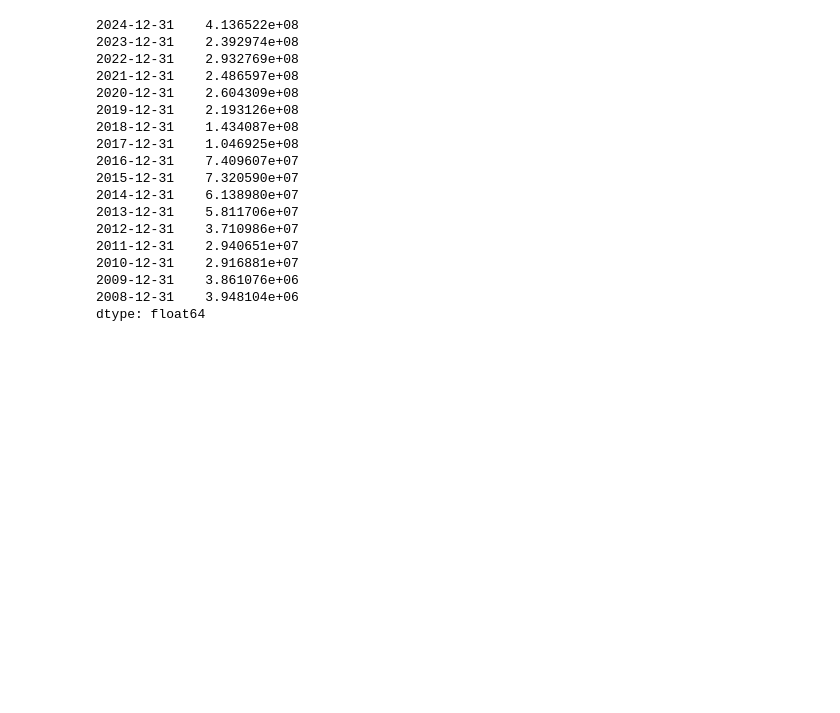
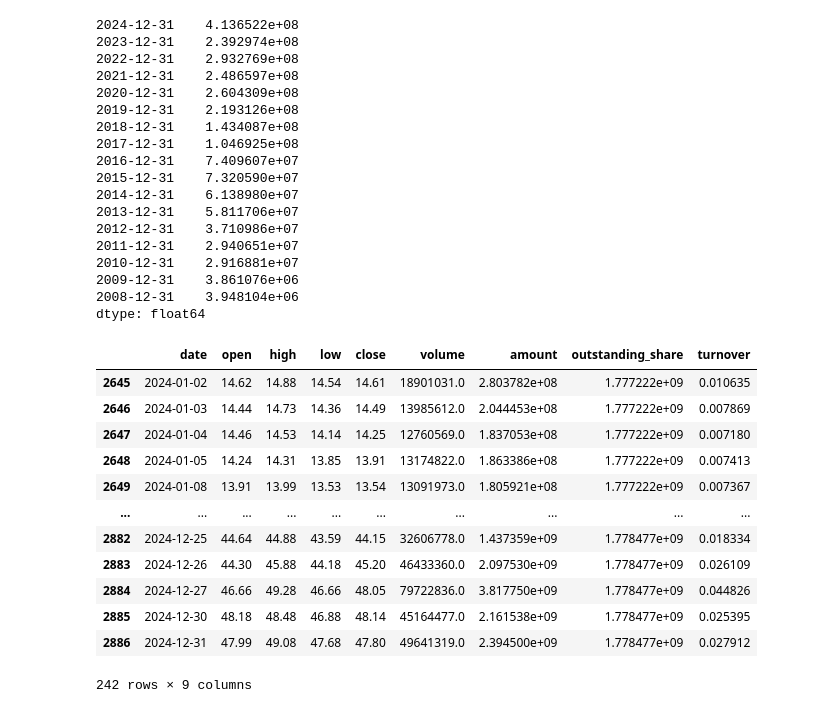
Before and after one commit to xietiany/quant, a Jupyter notebook: Demo.ipynb, the cells around one changed output. Drawn from its saved outputs; the diff is of its cells as text; code cells hidden in the pictures; blank space fills up the shorter version.

```diff
--- a/Demo.ipynb
+++ b/Demo.ipynb
@@ -527,3 +609,30 @@ a.balancest.intangibleAsset
 2009-12-31    3.861076e+06
 2008-12-31    3.948104e+06
 dtype: float64
+# %%
+import pandas as pd
+from datetime import datetime
+import akshare as ak
+raw = ak.stock_zh_a_daily(symbol="sz002625", start_date="20000101", end_date="20501231", adjust="qfq")
+start = '2024-01-01'
+end = '2024-12-31'
+format_string = "%Y-%m-%d"
+start = datetime.strptime(start, format_string).date()
+end = datetime.strptime(end, format_string).date()
+raw["date"] = pd.to_datetime(raw.date)
+select = raw[(raw["date"].dt.date >= start) & (raw["date"].dt.date <= end)]
+select
+# %% [output]
+|  | date | open | high | low | close | volume | amount | outstanding_share | turnover |
+| 2645 | 2024-01-02 | 14.62 | 14.88 | 14.54 | 14.61 | 18901031.0 | 2.803782e+08 | 1.777222e+09 | 0.010635 |
+| 2646 | 2024-01-03 | 14.44 | 14.73 | 14.36 | 14.49 | 13985612.0 | 2.044453e+08 | 1.777222e+09 | 0.007869 |
+| 2647 | 2024-01-04 | 14.46 | 14.53 | 14.14 | 14.25 | 12760569.0 | 1.837053e+08 | 1.777222e+09 | 0.007180 |
+| 2648 | 2024-01-05 | 14.24 | 14.31 | 13.85 | 13.91 | 13174822.0 | 1.863386e+08 | 1.777222e+09 | 0.007413 |
+| 2649 | 2024-01-08 | 13.91 | 13.99 | 13.53 | 13.54 | 13091973.0 | 1.805921e+08 | 1.777222e+09 | 0.007367 |
+| ... | ... | ... | ... | ... | ... | ... | ... | ... | ... |
+| 2882 | 2024-12-25 | 44.64 | 44.88 | 43.59 | 44.15 | 32606778.0 | 1.437359e+09 | 1.778477e+09 | 0.018334 |
+| 2883 | 2024-12-26 | 44.30 | 45.88 | 44.18 | 45.20 | 46433360.0 | 2.097530e+09 | 1.778477e+09 | 0.026109 |
+| 2884 | 2024-12-27 | 46.66 | 49.28 | 46.66 | 48.05 | 79722836.0 | 3.817750e+09 | 1.778477e+09 | 0.044826 |
+| 2885 | 2024-12-30 | 48.18 | 48.48 | 46.88 | 48.14 | 45164477.0 | 2.161538e+09 | 1.778477e+09 | 0.025395 |
+| 2886 | 2024-12-31 | 47.99 | 49.08 | 47.68 | 47.80 | 49641319.0 | 2.394500e+09 | 1.778477e+09 | 0.027912 |
+242 rows × 9 columns
```
Also changed, not shown: parts of 16 cells of this notebook, 5 other files.
